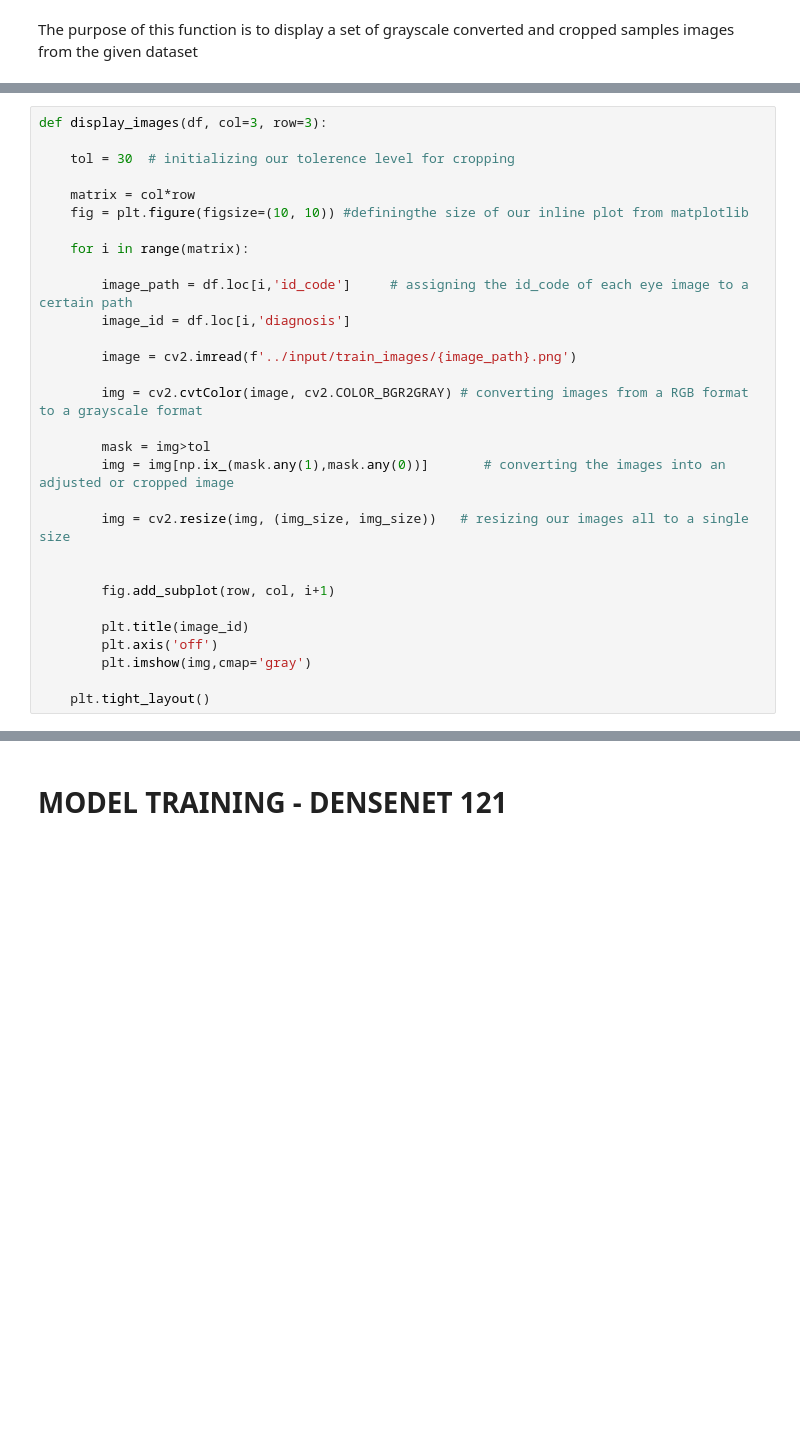
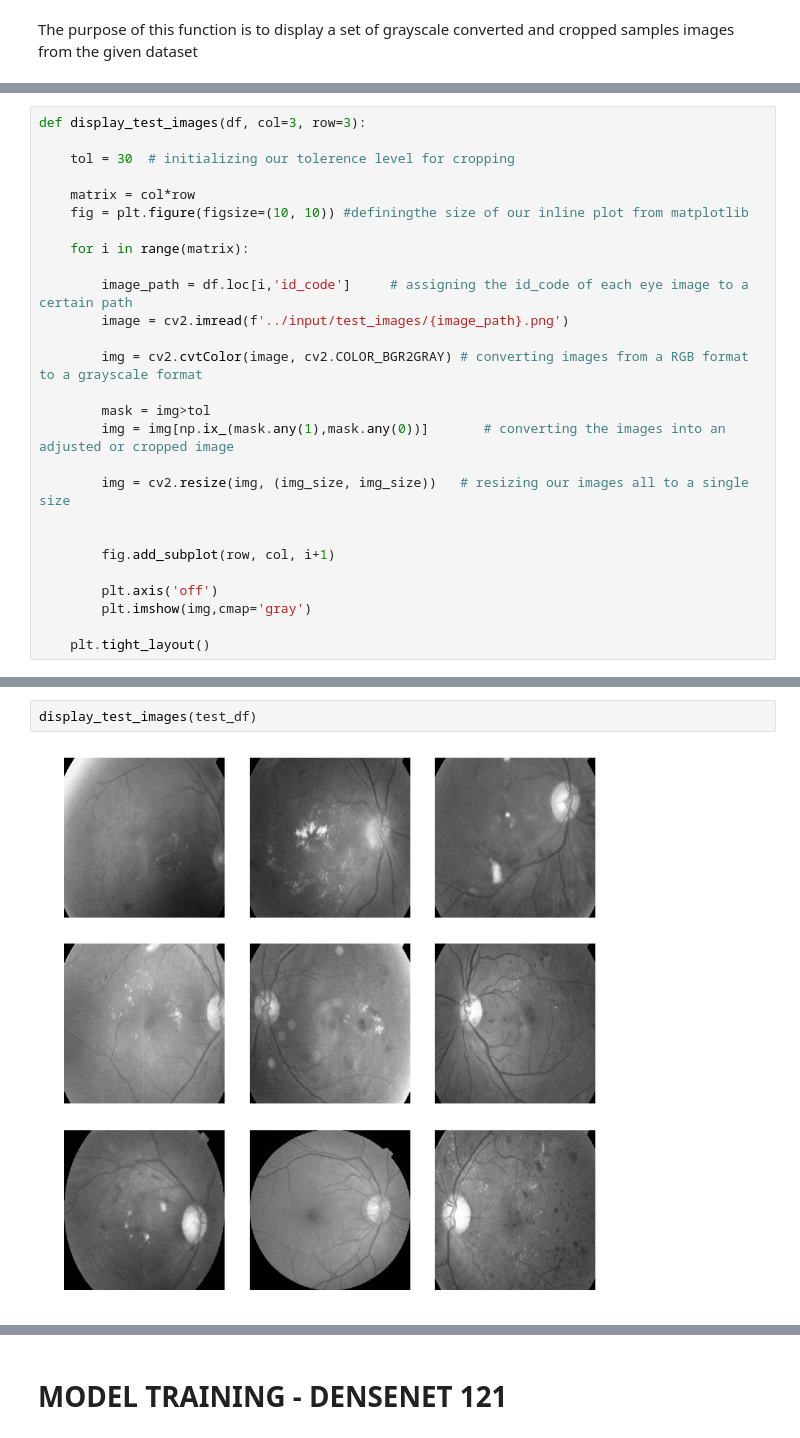
Before and after one commit to chankunlung/APTOS-2019-Diabetes-Retinography-Classification-Using-DenseNet, a Jupyter notebook: APTOS 2019 Diabetes Retinopothy Detection .ipynb, the cells around one changed output, grey strips where cells are left out. Saved outputs shown, nothing was run; the diff lists cells and outputs as text; blank space fills up the shorter version.

```diff
--- a/APTOS 2019 Diabetes Retinopothy Detection .ipynb
+++ b/APTOS 2019 Diabetes Retinopothy Detection .ipynb
@@ -112,5 +160,5 @@ The purpose of this function is to display a set of grayscale converted and crop
 # %%
-def display_images(df, col=3, row=3):
+def display_test_images(df, col=3, row=3):
 
     tol = 30  # initializing our tolerence level for cropping
 
@@ -120,9 +168,7 @@ def display_images(df, col=3, row=3):
     for i in range(matrix):
 
         image_path = df.loc[i,'id_code']     # assigning the id_code of each eye image to a certain path
-        image_id = df.loc[i,'diagnosis']
-
-        image = cv2.imread(f'../input/train_images/{image_path}.png')
+        image = cv2.imread(f'../input/test_images/{image_path}.png')
 
         img = cv2.cvtColor(image, cv2.COLOR_BGR2GRAY) # converting images from a RGB format to a grayscale format
 
@@ -134,7 +180,6 @@ def display_images(df, col=3, row=3):
 
         fig.add_subplot(row, col, i+1)
 
-        plt.title(image_id)
         plt.axis('off')
         plt.imshow(img,cmap='gray')
 
@@ -145,0 +187,4 @@ display_images(train_df)
+# %%
+display_test_images(test_df)
+# %% [output]
+[figure, added]
```
Also changed, not shown: parts of 18 cells of this notebook.
